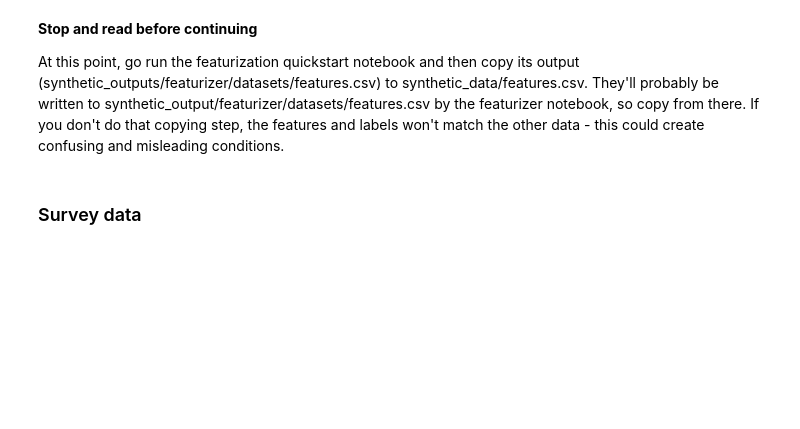
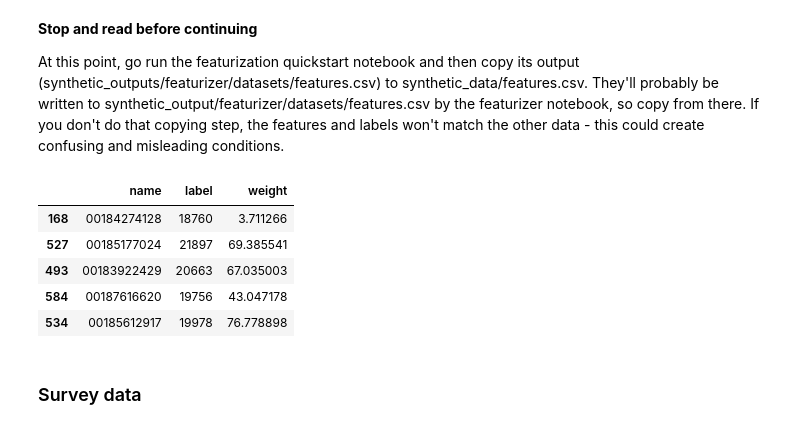
Before and after one commit to Global-Policy-Lab/cider, a Jupyter notebook: synthetic_data/generate_synthetic_data.ipynb, the cells around one changed output. Drawn from its saved outputs; the diff is of its cells as text; code cells hidden in the pictures; blank space fills up the shorter version.

Commit message:
regenerate synthetic data with leading 0s and +s

```diff
--- a/synthetic_data/generate_synthetic_data.ipynb
+++ b/synthetic_data/generate_synthetic_data.ipynb
@@ -263,7 +263,7 @@ At this point, go run the featurization quickstart notebook and then copy its ou
 # %%
 # Generate labels (using the features dataset which will be read in by the ML module).
 np.random.seed(1)
-feats = pd.read_csv('../synthetic_data/features.csv')
+feats = pd.read_csv('../synthetic_data/features.csv', dtype={'name': 'str'})
 feats['label'] = feats['number_of_interactions_alldir_allweek_allday_call']**2 + \
     feats['active_days_weekend_day']**3 + \
     feats['location_count(regions)']**5
@@ -274,6 +274,15 @@ feats['label'] = feats['label'] + np.random.randint(0, int(explained_std), len(f
 feats = feats[['name', 'label']].sample(50, replace=True, random_state=2)
 feats['weight'] = (np.random.rand(1, len(feats))*100).flatten()
 feats.to_csv('../synthetic_data/labels.csv', index=False)
+# %%
+feats.head()
+# %% [output]
+|  | name | label | weight |
+| 168 | 00184274128 | 18760 | 3.711266 |
+| 527 | 00185177024 | 21897 | 69.385541 |
+| 493 | 00183922429 | 20663 | 67.035003 |
+| 584 | 00187616620 | 19756 | 43.047178 |
+| 534 | 00185612917 | 19978 | 76.778898 |
 # %%
 subscribers = pd.read_csv('../synthetic_data/subscribers.csv', dtype={'subscriber_id': str})
 antennas = pd.read_csv('../synthetic_data/antennas.csv')
```
Also changed, not shown: parts of 1 cell of this notebook, 9 other files.
